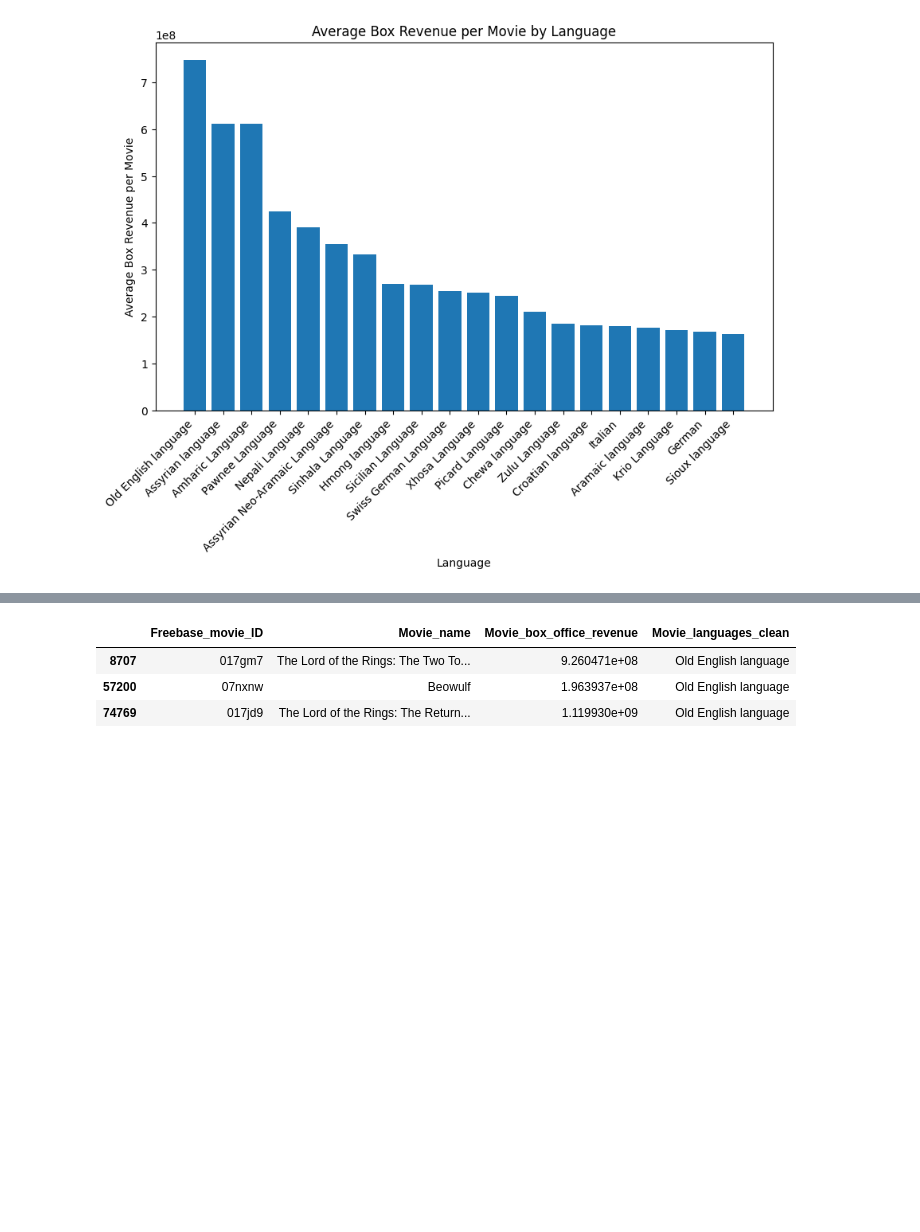
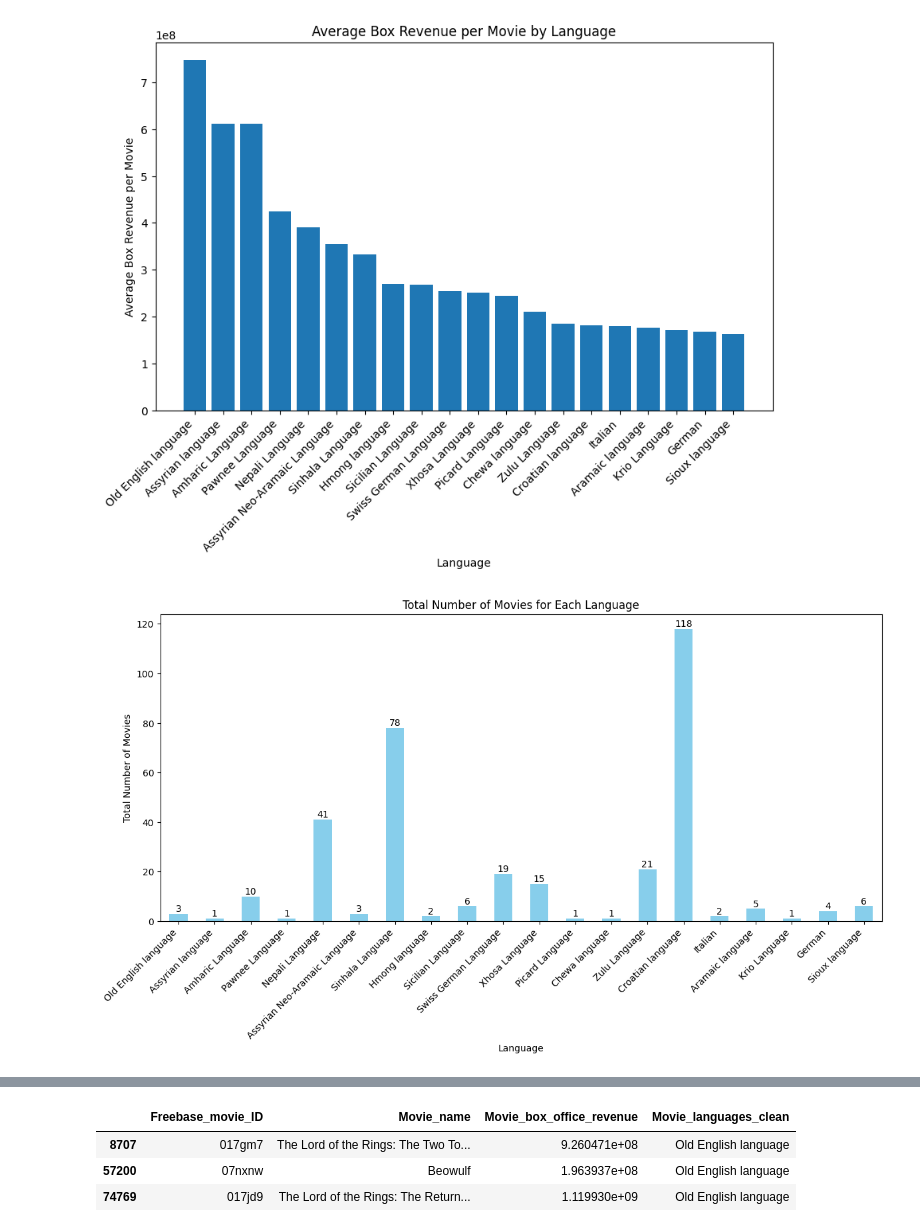
Before and after one commit to epfl-ada/ada-2023-project-pandalysts, a Jupyter notebook: init_pipeline.ipynb, the cells around one changed output, grey strips where cells are left out. Drawn from its saved outputs; the diff is of its cells as text; code cells hidden in the pictures; blank space fills up the shorter version.

```diff
--- a/init_pipeline.ipynb
+++ b/init_pipeline.ipynb
@@ -202,3 +203,33 @@ print(f"The language with the highest average revenue per movie is {top_language
 # %% [output]
 The language with the highest average revenue per movie is Old English language with an average revenue of $747,456,792.33
 [figure]
+# %%
+total_movies_per_language = df_language['Movie_languages_clean'].value_counts()
+
+# Languages with the highest revenues
+specified_order = ['Old English language', 'Assyrian language', 'Amharic Language',
+                   'Pawnee Language', 'Nepali Language', 'Assyrian Neo-Aramaic Language',
+                   'Sinhala Language', 'Hmong language', 'Sicilian Language',
+                   'Swiss German Language', 'Xhosa Language', 'Picard Language',
+                   'Chewa language', 'Zulu Language', 'Croatian language', 'Italian',
+                   'Aramaic language', 'Krio Language', 'German', 'Sioux language']
+
+total_movies_per_language = total_movies_per_language.reindex(specified_order, fill_value=0)
+
+# Plotting the bar chart
+plt.figure(figsize=(14, 6))
+bars = total_movies_per_language.plot(kind='bar', color='skyblue')
+plt.title('Total Number of Movies for Each Language')
+plt.xlabel('Language')
+plt.ylabel('Total Number of Movies')
+plt.xticks(rotation=45, ha='right')  # Rotate x-axis labels for better readability
+
+# Adding text annotations on top of the bars
+for bar in bars.patches:
+    yval = bar.get_height()
+    plt.text(bar.get_x() + bar.get_width()/2, yval + 0.05, round(yval, 2), ha='center', va='bottom', color='black')
+
+
+plt.show()
+# %% [output]
+[figure, added]
```
Also changed, not shown: parts of 6 cells of this notebook.
